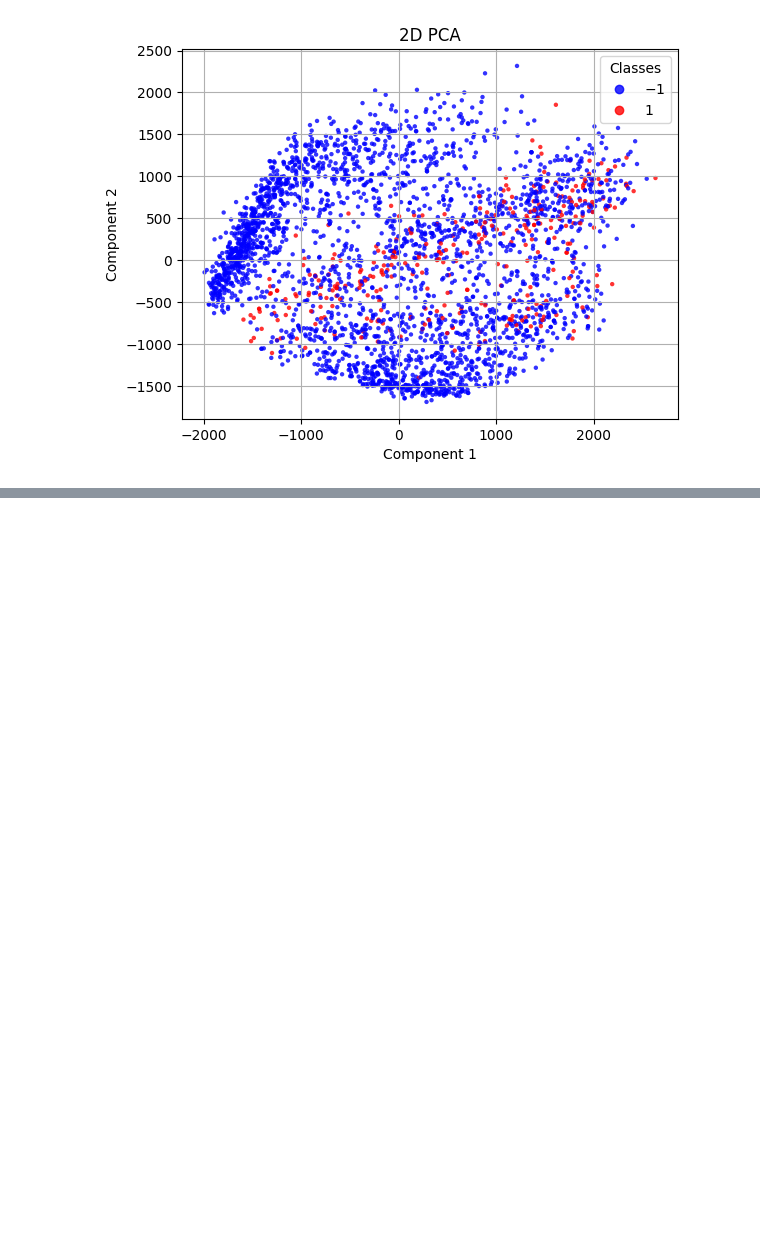
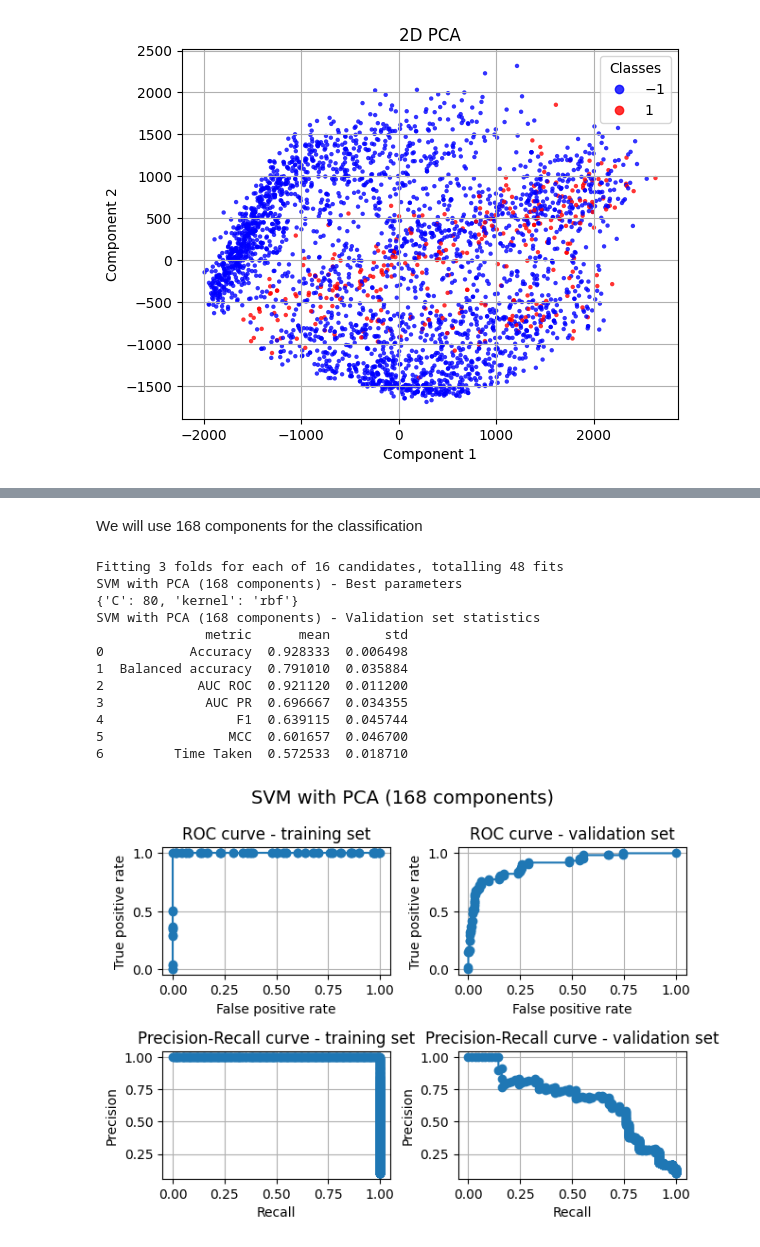
Before and after one commit to brendanbennett/CS909, a Jupyter notebook: 2024/A1/assignment1.ipynb, the cells around one changed output, grey strips where cells are left out. Cells and saved outputs as stored; diff of their text form; code cells hidden in the pictures; blank space fills up the shorter version.

```diff
--- a/2024/A1/assignment1.ipynb
+++ b/2024/A1/assignment1.ipynb
@@ -578,0 +663,39 @@ plt.show()
+# %% [markdown]
+We will use 168 components for the classification
+# %%
+pca = PCA(n_components=optimal_pca_components)
+pca.fit(Xtrain)
+Xtrain_pca = pca.transform(Xtrain)
+
+svm_grid = {"C": [5, 10, 20, 50, 80, 100, 200, 500], "kernel": ["rbf", "poly"]}
+svm = SVC(random_state=42)
+svm_grid_search_pca = perform_grid_search(
+    Xtrain_pca,
+    Ytrain,
+    svm,
+    svm_grid,
+    f"SVM with PCA ({optimal_pca_components} components)",
+)
+svm_grid_search_pca["probability"] = True
+
+svm_pca_stats = perform_cross_validation(
+    Xtrain_pca,
+    Ytrain,
+    SVC,
+    svm_grid_search_pca,
+    f"SVM with PCA ({optimal_pca_components} components)",
+)
+# %% [output]
+Fitting 3 folds for each of 16 candidates, totalling 48 fits
+SVM with PCA (168 components) - Best parameters
+{'C': 80, 'kernel': 'rbf'}
+SVM with PCA (168 components) - Validation set statistics
+              metric      mean       std
+0           Accuracy  0.928333  0.006498
+1  Balanced accuracy  0.791010  0.035884
+2            AUC ROC  0.921120  0.011200
+3             AUC PR  0.696667  0.034355
+4                 F1  0.639115  0.045744
+5                MCC  0.601657  0.046700
+6         Time Taken  0.572533  0.018710
+[figure, added]
```
Also changed, not shown: parts of 22 cells of this notebook, 1 other file.
